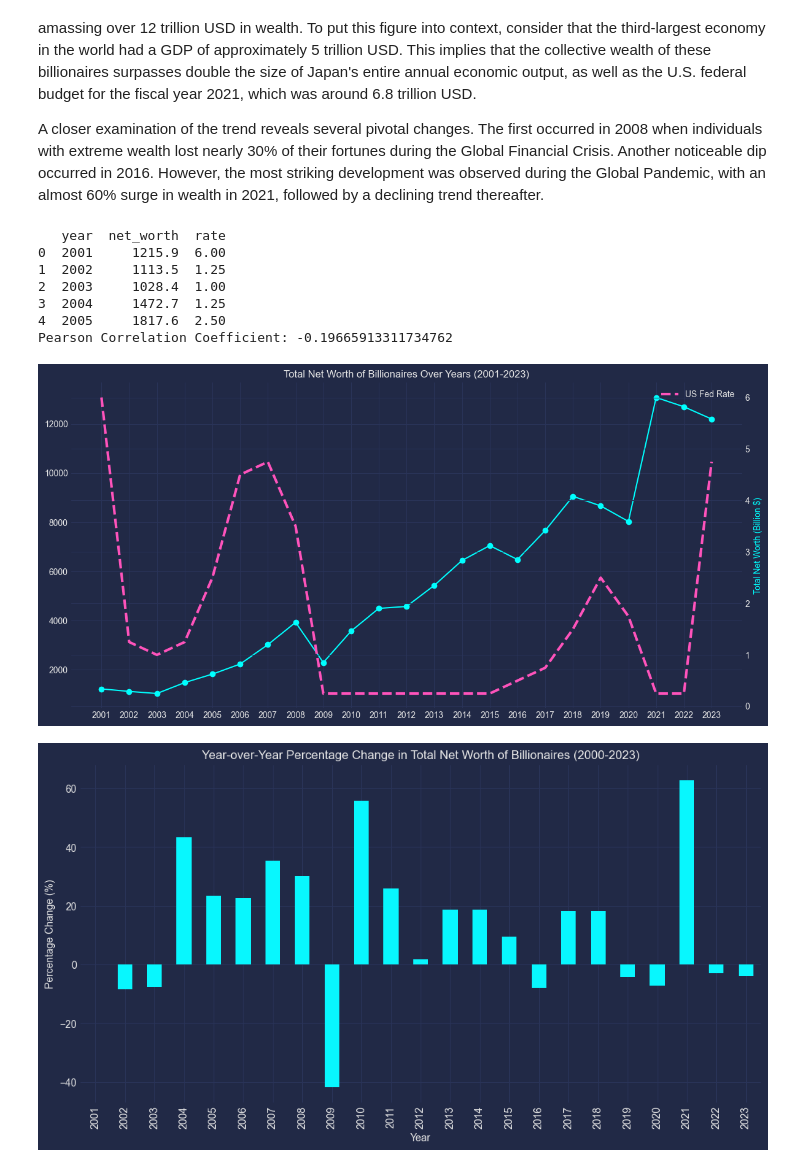
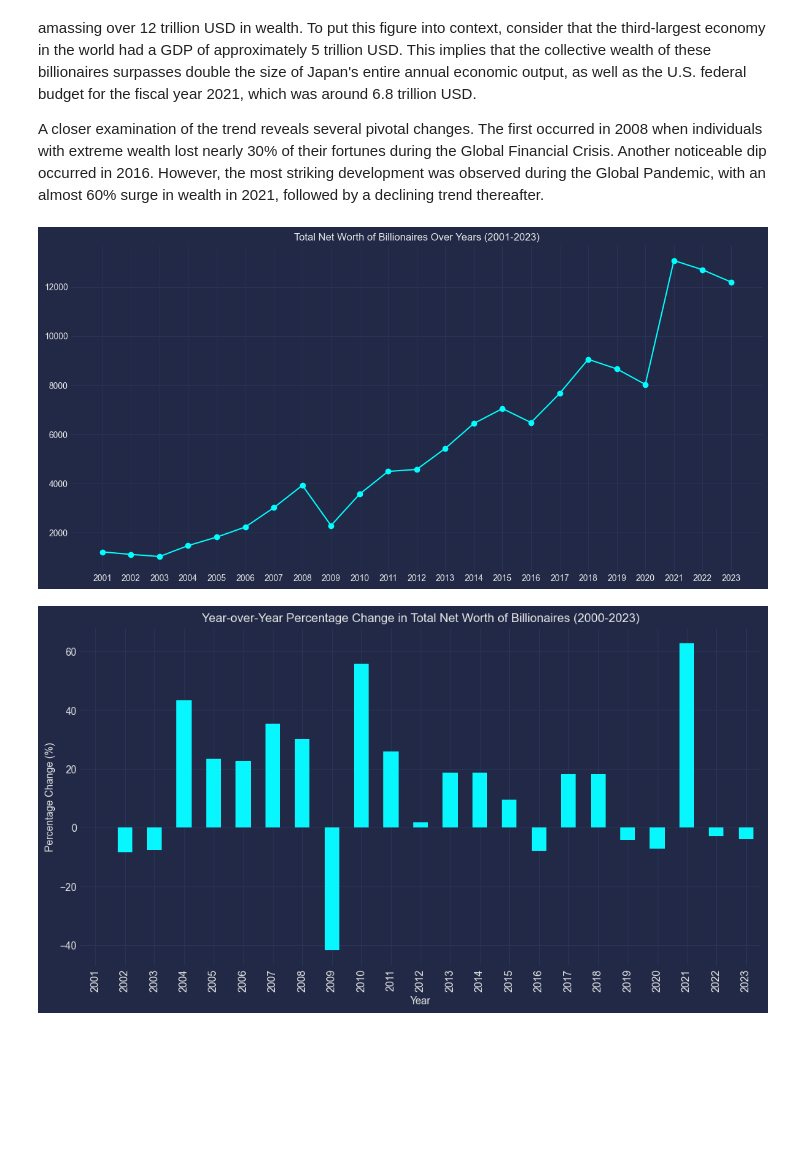
Before and after one commit to hcagatayyilmaz/data-literacy-extreme-wealth-analysis, a Jupyter notebook: industry-billionare-analysis.ipynb, the cells around one changed output. Saved outputs shown, nothing was run; the diff lists cells and outputs as text; code cells hidden in the pictures; blank space fills up the shorter version.

```diff
--- a/industry-billionare-analysis.ipynb
+++ b/industry-billionare-analysis.ipynb
@@ -98,72 +97,29 @@ A closer examination of the trend reveals several pivotal changes. The first occ
 # %%
 # Convert Net Worth to numeric
 dataset_2000_2023['net_worth'] = dataset_2000_2023['net_worth'].replace({'\$': '', ' B': ''}, regex=True).astype(float)
 # Filter data for years between 2000 and 2023
 filtered_data = dataset_2000_2023[(dataset_2000_2023['year'] >= 2001) & (dataset_2000_2023['year'] <= 2023)]
 # Group by year and sum net worth
 yearly_total = filtered_data.groupby('year')['net_worth'].sum()
-# Load the US Federal Reserve interest rate data
-us_fed_rate = pd.read_csv('us-tax-rate.csv')
-# Parse the 'Release Date' to extract the year and convert it to string
-us_fed_rate['year'] = pd.to_datetime(us_fed_rate['Release Date']).dt.strftime('%Y')
-# Remove the percentage sign from 'Actual' and convert it to float
-us_fed_rate['rate'] = us_fed_rate['Actual'].str.rstrip('%').astype(float)
-
-# We'll take the last rate of the year for plotting
-us_fed_rate_yearly = us_fed_rate.groupby('year')['rate'].last().reset_index()
 
 # Ensure the 'year' in 'yearly_total' and 'us_fed_rate_yearly' is of the same data type
 yearly_total.index = yearly_total.index.astype(str)
-us_fed_rate_yearly['year'] = us_fed_rate_yearly['year'].astype(str)
-
-# Ensure years match in both datasets (from 2001 onwards)
-us_fed_rate_yearly = us_fed_rate_yearly[us_fed_rate_yearly['year'].isin(yearly_total.index)]
-
-# Merge the two datasets on the 'year' column
-merged_data = pd.merge(yearly_total.reset_index(), us_fed_rate_yearly, on='year')
-print(merged_data.head())
-
-# Calculate Pearson correlation coefficient
-correlation = merged_data['net_worth'].corr(merged_data['rate'])
-
-print(f"Pearson Correlation Coefficient: {correlation}")
-
 
 # Plotting
 plt.figure(figsize=(12, 6))
 
 # Plot the total net worth by year
 plt.plot(yearly_total.index, yearly_total, marker='o', color='cyan', label='Total Net Worth')
-
-# Create a secondary y-axis for the Federal Reserve interest rate
-ax2 = plt.gca().twinx()
-# Plot the US Federal Reserve interest rate trend on the secondary y-axis
-ax2.plot(us_fed_rate_yearly['year'], us_fed_rate_yearly['rate'], color='#FE53BB', linestyle='dashed', label='US Fed Rate', linewidth=3)
-# Set the labels for the secondary y-axis (right y-axis)
-ax2.set_ylabel('US Fed Interest Rate (%)', color='r')
-# Add legends for both line plots
-plt.legend(loc='upper left')
-ax2.legend(loc='upper right')
-plt.xlabel('Year')
-plt.ylabel('Total Net Worth (Billion $)', color='cyan')
-
 
 # Set the title and add gridlines
 plt.title('Total Net Worth of Billionaires Over Years (2001-2023)')
 plt.grid(True)
 
 # Show the plot with a tight layout to fit all labels and legends
 plt.tight_layout()
 plt.show()
 # %% [output]
-   year  net_worth  rate
-0  2001     1215.9  6.00
-1  2002     1113.5  1.25
-2  2003     1028.4  1.00
-3  2004     1472.7  1.25
-4  2005     1817.6  2.50
-Pearson Correlation Coefficient: -0.19665913311734762
-[figure, old version]
+[figure, new version]
 # %%
 
 
```
Also changed, not shown: parts of 3 cells of this notebook, 1 other file.
